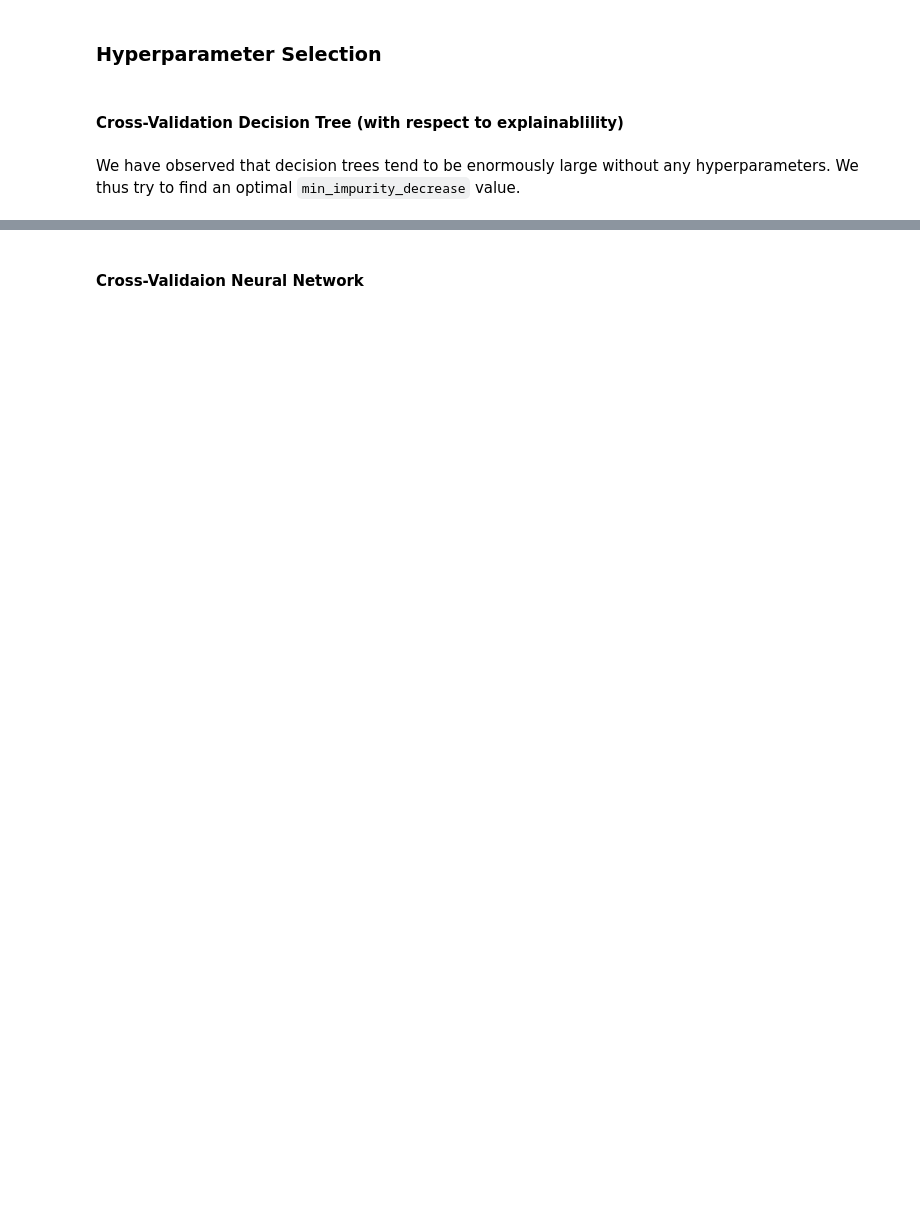
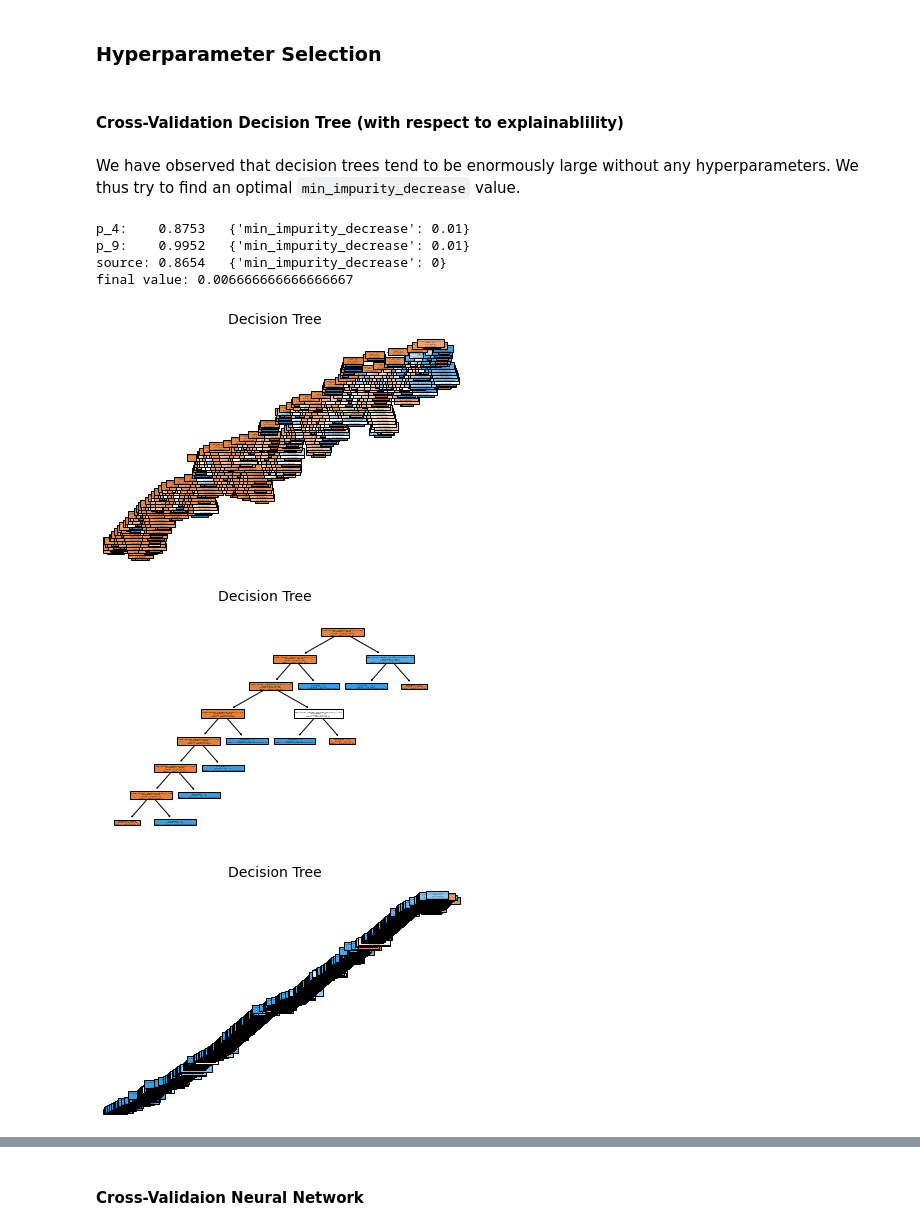
Before and after one commit to aarkue/eXdpn, a Jupyter notebook: quantitative_analysis/analysis_BPI_Challenge_2019_mara.ipynb, the cells around one changed output, grey strips where cells are left out. Cells and saved outputs as stored; diff of their text form; code cells hidden in the pictures; blank space fills up the shorter version.

```diff
--- a/quantitative_analysis/analysis_BPI_Challenge_2019_mara.ipynb
+++ b/quantitative_analysis/analysis_BPI_Challenge_2019_mara.ipynb
@@ -169,5 +201,0 @@ res.transpose()
-# %%
-dps = list(dpn.decision_points)
-for p in dps:
-    dt_guard = dpn.guard_manager_per_place[p].guards_list[ML_Technique.DT]
-    dt_explainable_representation = dt_guard.get_explainable_representation()
@@ -185,7 +211,7 @@ from exdpn.data_preprocessing.data_preprocessing import apply_ohe, apply_scaling
 from exdpn.guards import ML_Technique
 
 # prepare data
-dp_dataset_map = extract_all_datasets(log= log_sample, net=net, initial_marking=im, final_marking=fm,
+dp_dataset_map = extract_all_datasets(log= log, net=net, initial_marking=im, final_marking=fm,
                                       event_level_attributes = event_attrs,
                                       case_level_attributes=trace_attrs)
 
@@ -203,7 +229,7 @@ best_values = {}
 
 for dp in dps:
     dp_dataset = dp_dataset_map[dp]
-    X_train, y_train = basic_data_preprocessing(dp_dataset)
+    X_train, y_train = basic_data_preprocessing(dp_dataset, impute=True)
     ohe = fit_ohe(X_train)
     X_train = apply_ohe(X_train, ohe)
     transition_int_map = {transition: index for index,
@@ -219,18 +245,27 @@ for dp in dps:
 
 min_impurity_decrease = sum(val * len(dp_dataset_map[key]) for key,val in best_values.items())/sum(len(dp_dataset_map[key]) for key in best_values.keys())
 print(f"final value: {min_impurity_decrease}")
+# %% [output]
+p_4:    0.8753   {'min_impurity_decrease': 0.01}
+p_9:    0.9952   {'min_impurity_decrease': 0.01}
+source: 0.8654   {'min_impurity_decrease': 0}
+final value: 0.006666666666666667
 # %%
 # decision tree without hyperparameter
 for p in dps:
-    dpn_temp = Data_Petri_Net(log_sample, petri_net=net, initial_marking=im, final_marking=fm,
+    dpn_temp = Data_Petri_Net(log, petri_net=net, initial_marking=im, final_marking=fm,
                               event_level_attributes=event_attrs,
                               case_level_attributes=trace_attrs,
                               ml_list=[ML_Technique.DT],
                               verbose=False,
                               impute=True,
                               hyperparameters = {ML_Technique.DT: {}})
     dt_guard = dpn_temp.guard_manager_per_place[p].guards_list[ML_Technique.DT]
     rep = dt_guard.get_explainable_representation()
+# %% [output]
+[figure, added]
+[figure, added]
+[figure, added]
 # %%
 # decision tree with hyperparameter
 for p in dps:
```
Also changed, not shown: parts of 29 cells of this notebook.
